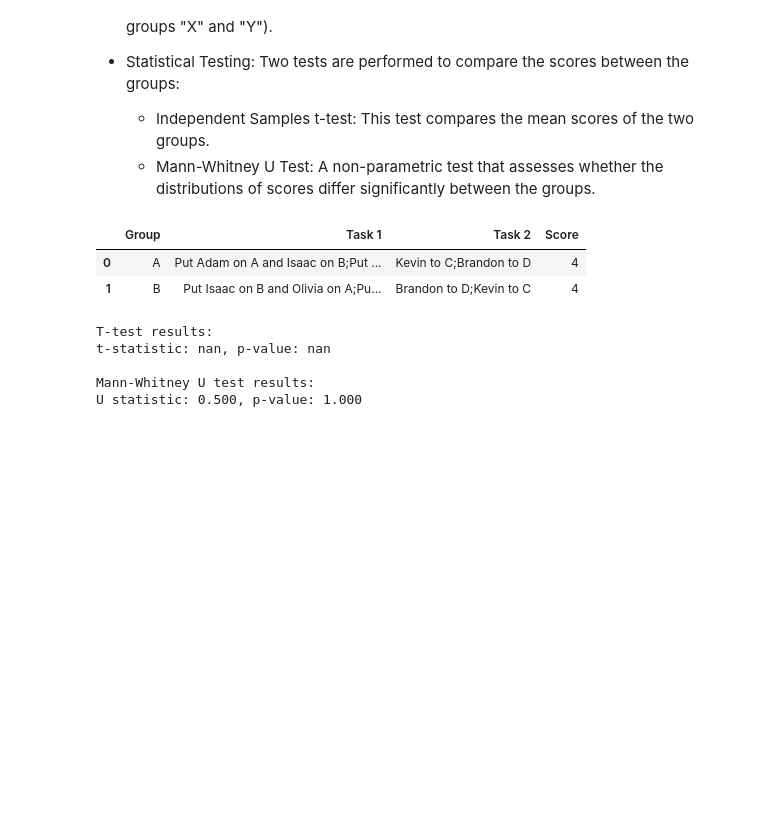
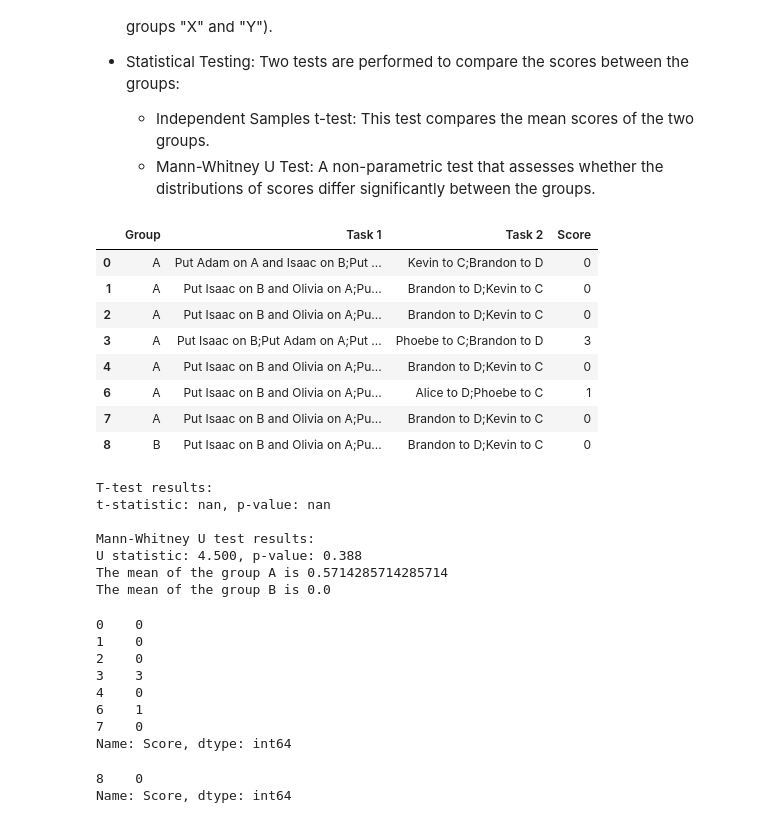
Before and after one commit to Giancarlo-Catalano/PS-descriptors, a Jupyter notebook: UserStudy/parse_answers.ipynb, the cells around one changed output. Drawn from its saved outputs; the diff is of its cells as text; code cells hidden in the pictures; blank space fills up the shorter version.

```diff
--- a/UserStudy/parse_answers.ipynb
+++ b/UserStudy/parse_answers.ipynb
@@ -55,16 +68,30 @@ def get_score_for_task_2(task_2_answer: str):
 # %%
 import pandas as pd
 
-def get_task_data():
-    data_path = r"C:\Users\gac8\PycharmProjects\PS-descriptors-LCS\UserStudy\data\answers.csv"
 
-    raw_df = pd.read_csv(data_path)
+data_path = r"C:\Users\gac8\PycharmProjects\PS-descriptors-LCS\UserStudy\data\answers_04_02.tsv"
 
-    df = raw_df[["Which form?", "Task 1 arrangement", "Task 2 tickboxes"]]
+def get_task_data(exclude_bad_users: bool):
+    df = pd.read_csv(data_path, sep="\t")
+    if exclude_bad_users:
+        df = df[df["Good user?"] == True]
+    df = df[["Which form?", "Task 1 arrangement", "Task 2 tickboxes"]]
+
     return df.rename(columns={"Which form?":"Group", "Task 1 arrangement":"Task 1", "Task 2 tickboxes": "Task 2"})
 
 
-display(get_task_data())
+display(get_task_data(exclude_bad_users=False))
+display(get_task_data(exclude_bad_users=True))
+
+
+def get_all_data(exclude_bad_users: bool):
+    df = pd.read_csv(data_path, sep="\t")
+    if exclude_bad_users:
+        df = df[df["Good user?"] == True]
+    return df
+
+
+display(get_all_data(exclude_bad_users=True))
 # %% [output]
 |  | Group | Task 1 | Task 2 |
 | 0 | A | Put Adam on A and Isaac on B;Put ... | Kevin to C;Brandon to D |
@@ -169,33 +241,58 @@ U statistic = 1.000, p-value = 1.000
 # %%
 import pandas as pd
 from scipy.stats import ttest_ind, mannwhitneyu
 
-df = get_task_data().copy()
+df = get_task_data(exclude_bad_users=True).copy()
 
 # Map each answer to its corresponding score.
 df['Score'] = df['Task 2'].map(get_score_for_task_2)
 
 display(df)
 
 # Split the scores by group.
 group_a_scores = df[df['Group'] == 'A']['Score']
 group_b_scores = df[df['Group'] == 'B']['Score']
 
 # Perform an independent samples t-test.
-t_stat, p_val = ttest_ind(group_a_scores, group_b_scores, equal_var=False)
+t_stat, p_val = ttest_ind(group_a_scores, group_b_scores, equal_var=False, alternative = "greater")
 print("T-test results:")
 print(f"t-statistic: {t_stat:.3f}, p-value: {p_val:.3f}")
 
 # Perform a Mann-Whitney U test.
-u_stat, p_val_mw = mannwhitneyu(group_a_scores, group_b_scores, alternative='two-sided')
+u_stat, p_val_mw = mannwhitneyu(group_a_scores, group_b_scores, alternative='greater')
 print("\nMann-Whitney U test results:")
 print(f"U statistic: {u_stat:.3f}, p-value: {p_val_mw:.3f}")
+
+# show the means of the groups
+print(f"The mean of the group A is {group_a_scores.mean()}")
+print(f"The mean of the group B is {group_b_scores.mean()}")
+
+display(group_a_scores)
+display(group_b_scores)
 # %% [output]
 |  | Group | Task 1 | Task 2 | Score |
-| 0 | A | Put Adam on A and Isaac on B;Put ... | Kevin to C;Brandon to D | 4 |
-| 1 | B | Put Isaac on B and Olivia on A;Pu... | Brandon to D;Kevin to C | 4 |
+| 0 | A | Put Adam on A and Isaac on B;Put ... | Kevin to C;Brandon to D | 0 |
+| 1 | A | Put Isaac on B and Olivia on A;Pu... | Brandon to D;Kevin to C | 0 |
+| 2 | A | Put Isaac on B and Olivia on A;Pu... | Brandon to D;Kevin to C | 0 |
+| 3 | A | Put Isaac on B;Put Adam on A;Put ... | Phoebe to C;Brandon to D | 3 |
+| 4 | A | Put Isaac on B and Olivia on A;Pu... | Brandon to D;Kevin to C | 0 |
+| 6 | A | Put Isaac on B and Olivia on A;Pu... | Alice to D;Phoebe to C | 1 |
+| 7 | A | Put Isaac on B and Olivia on A;Pu... | Brandon to D;Kevin to C | 0 |
+| 8 | B | Put Isaac on B and Olivia on A;Pu... | Brandon to D;Kevin to C | 0 |
 T-test results:
 t-statistic: nan, p-value: nan
 
 Mann-Whitney U test results:
-U statistic: 0.500, p-value: 1.000
+U statistic: 4.500, p-value: 0.388
+The mean of the group A is 0.5714285714285714
+The mean of the group B is 0.0
+0    0
+1    0
+2    0
+3    3
+4    0
+6    1
+7    0
+Name: Score, dtype: int64
+8    0
+Name: Score, dtype: int64
```
Also changed, not shown: parts of 4 cells of this notebook, 11 other files.
